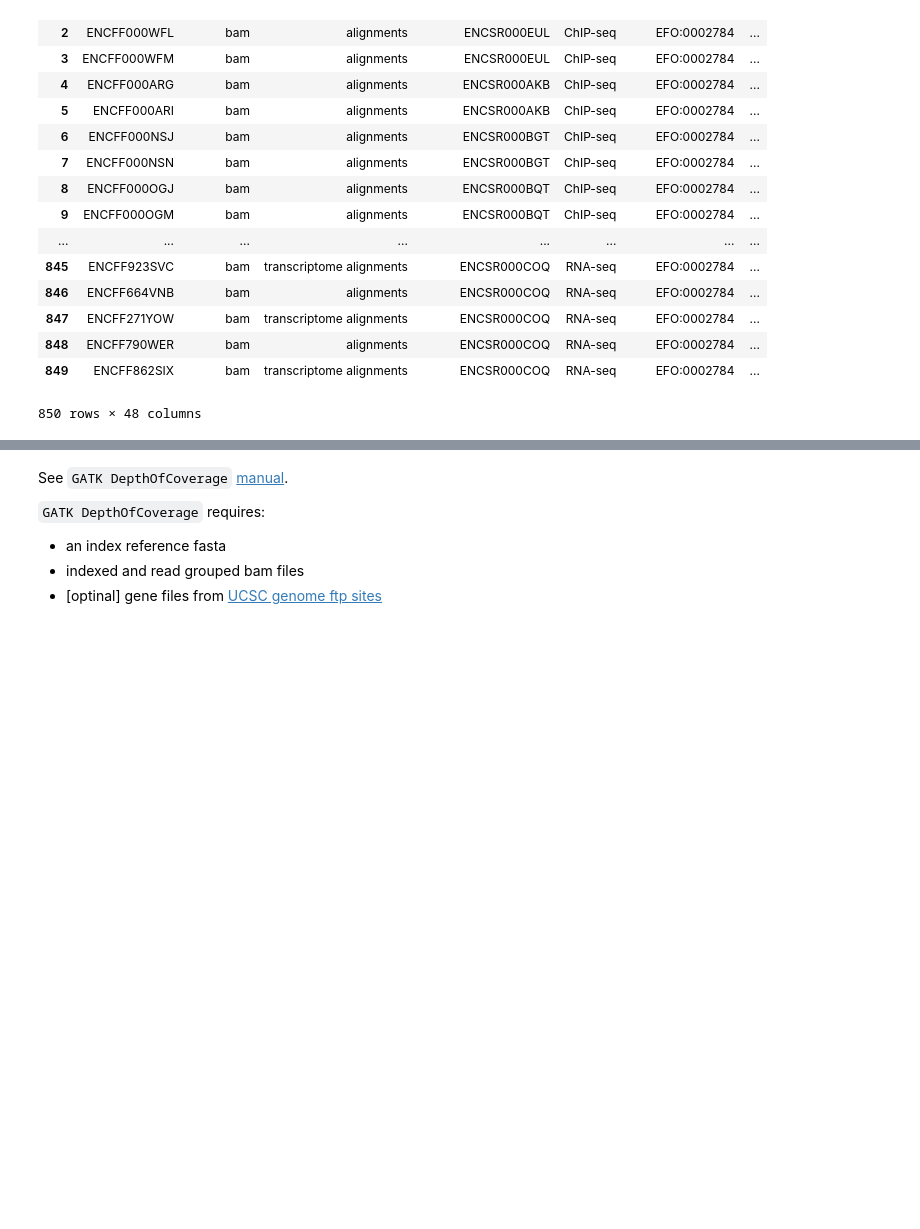
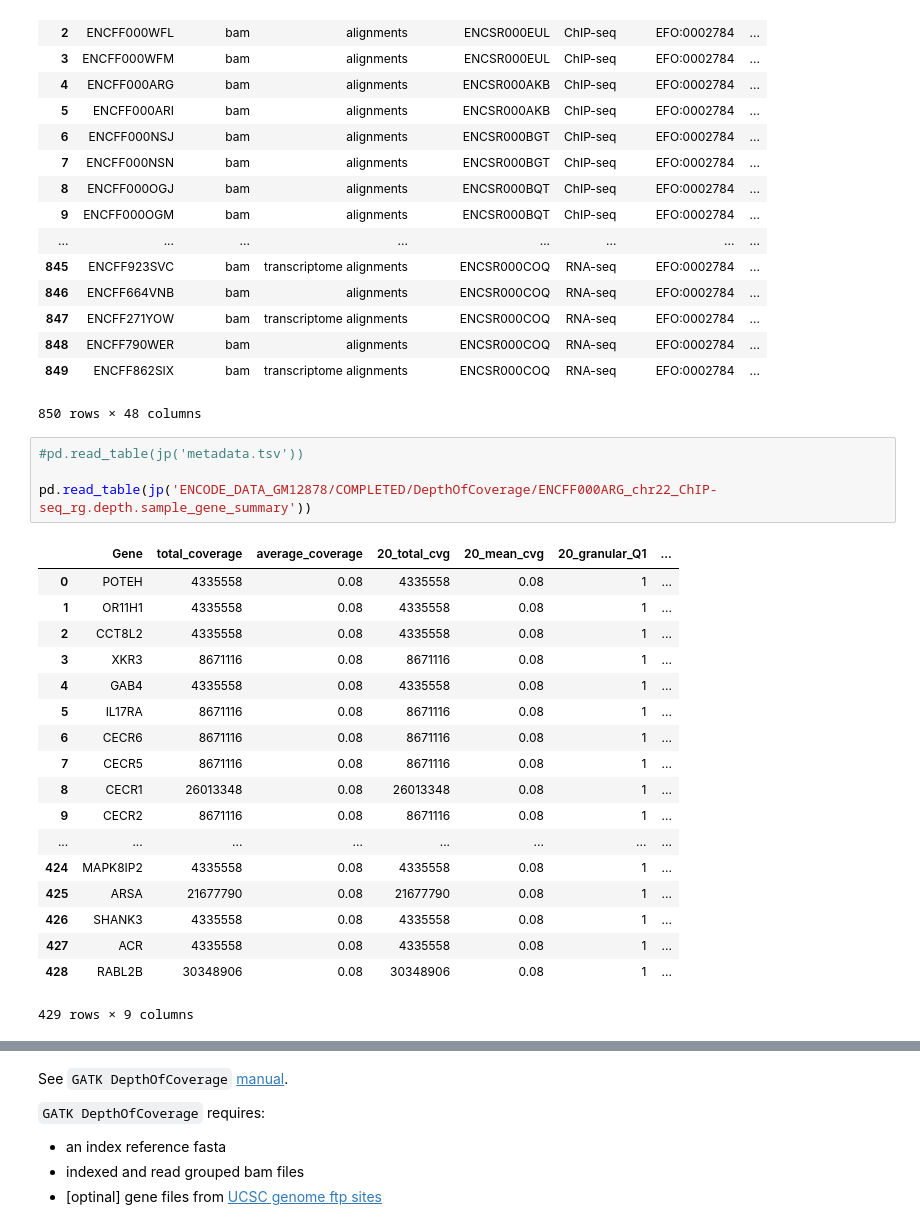
Before and after one commit to hackseq/2016_project_4, a Jupyter notebook: notebooks/DepthOfCoverage.ipynb, the cells around one changed output, grey strips where cells are left out. Saved outputs shown, nothing was run; the diff lists cells and outputs as text; blank space fills up the shorter version.

```diff
--- a/notebooks/DepthOfCoverage.ipynb
+++ b/notebooks/DepthOfCoverage.ipynb
@@ -25,3 +25,26 @@ pd.read_table(jp('metadata.tsv'))
 | 848 | ENCFF790WER | bam | alignments | ENCSR000COQ | RNA-seq | EFO:0002784 | ... |
 | 849 | ENCFF862SIX | bam | transcriptome alignments | ENCSR000COQ | RNA-seq | EFO:0002784 | ... |
 850 rows × 48 columns
+# %%
+#pd.read_table(jp('metadata.tsv'))
+
+pd.read_table(jp('ENCODE_DATA_GM12878/COMPLETED/DepthOfCoverage/ENCFF000ARG_chr22_ChIP-seq_rg.depth.sample_gene_summary'))
+# %% [output]
+|  | Gene | total_coverage | average_coverage | 20_total_cvg | 20_mean_cvg | 20_granular_Q1 | ... |
+| 0 | POTEH | 4335558 | 0.08 | 4335558 | 0.08 | 1 | ... |
+| 1 | OR11H1 | 4335558 | 0.08 | 4335558 | 0.08 | 1 | ... |
+| 2 | CCT8L2 | 4335558 | 0.08 | 4335558 | 0.08 | 1 | ... |
+| 3 | XKR3 | 8671116 | 0.08 | 8671116 | 0.08 | 1 | ... |
+| 4 | GAB4 | 4335558 | 0.08 | 4335558 | 0.08 | 1 | ... |
+| 5 | IL17RA | 8671116 | 0.08 | 8671116 | 0.08 | 1 | ... |
+| 6 | CECR6 | 8671116 | 0.08 | 8671116 | 0.08 | 1 | ... |
+| 7 | CECR5 | 8671116 | 0.08 | 8671116 | 0.08 | 1 | ... |
+| 8 | CECR1 | 26013348 | 0.08 | 26013348 | 0.08 | 1 | ... |
+| 9 | CECR2 | 8671116 | 0.08 | 8671116 | 0.08 | 1 | ... |
+| ... | ... | ... | ... | ... | ... | ... | ... |
+| 424 | MAPK8IP2 | 4335558 | 0.08 | 4335558 | 0.08 | 1 | ... |
+| 425 | ARSA | 21677790 | 0.08 | 21677790 | 0.08 | 1 | ... |
+| 426 | SHANK3 | 4335558 | 0.08 | 4335558 | 0.08 | 1 | ... |
+| 427 | ACR | 4335558 | 0.08 | 4335558 | 0.08 | 1 | ... |
+| 428 | RABL2B | 30348906 | 0.08 | 30348906 | 0.08 | 1 | ... |
+429 rows × 9 columns
```
Also changed, not shown: parts of 20 cells of this notebook, 5 other files.
